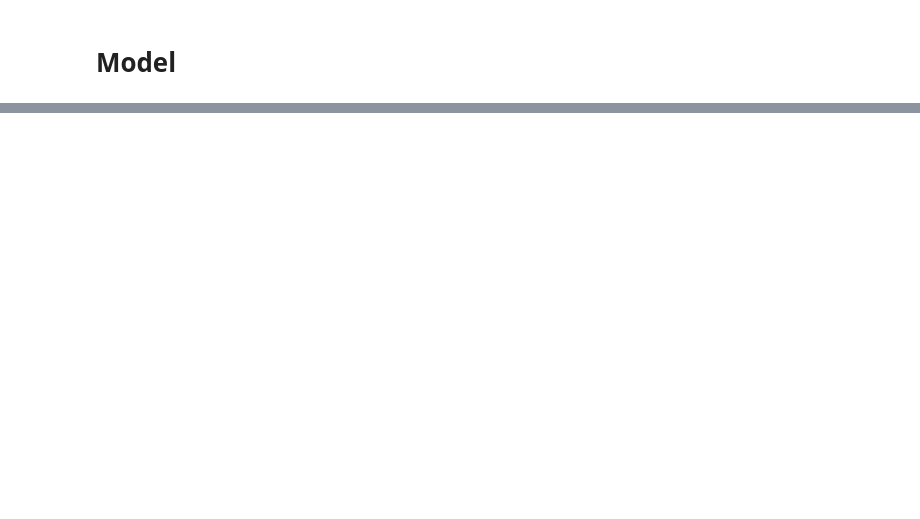
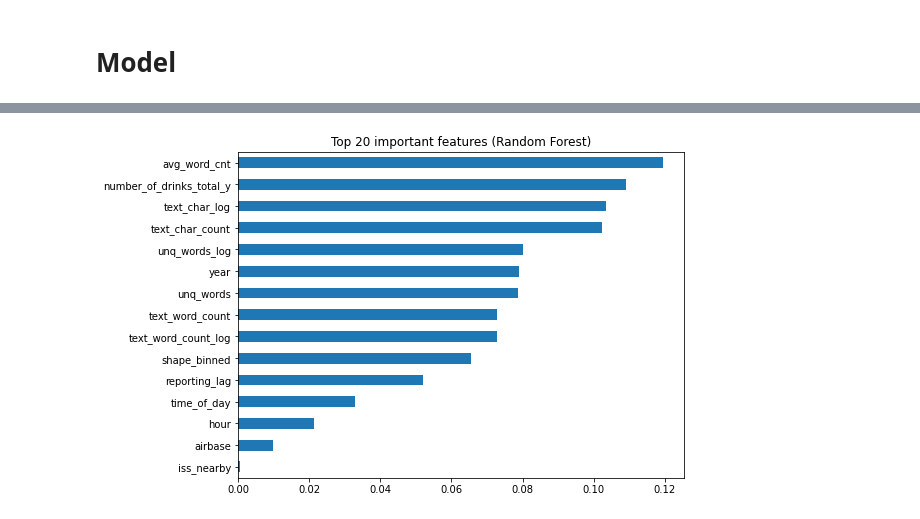
Before and after one commit to anajbile/feature-engineering, a Jupyter notebook: Feature_Engineering_Project.ipynb, the cells around one changed output, grey strips where cells are left out. Cells and saved outputs as stored; diff of their text form; code cells hidden in the pictures; blank space fills up the shorter version.

Commit message:
finished the modeling

```diff
--- a/Feature_Engineering_Project.ipynb
+++ b/Feature_Engineering_Project.ipynb
@@ -2184,0 +2373,2 @@ df_new = pd.merge(df_new,us_states[['state','usa_state']],on='state',how='left')
+# %%
+categorical_predictors = ['time_of_day','reporting_lag','shape_binned']
@@ -2184,0 +2382,15 @@ df_new = pd.merge(df_new,us_states[['state','usa_state']],on='state',how='left')
+# %%
+categorical_transformer = Pipeline(steps=[
+('imput', OrdinalEncoder())
+])
+preprocessor = ColumnTransformer(
+transformers=[
+('cat', categorical_transformer, categorical_predictors)
+],  remainder ='passthrough')
+# %%
+rnd_clf = RandomForestClassifier(max_depth=200,n_estimators=10000,random_state=0,n_jobs=-1)
+# %%
+my_pipeline = Pipeline(steps=[('preprocessor', preprocessor),
+('model', rnd_clf)
+])
+my_pipeline.fit(X_train,y_train)
@@ -2184,0 +2454,10 @@ df_new = pd.merge(df_new,us_states[['state','usa_state']],on='state',how='left')
+# %%
+feat_importances = pd.Series(rnd_clf.feature_importances_, index=X_train.columns)
+
+plt.figure(figsize=(8,6))
+feat_importances.nlargest(20).plot(kind='barh')
+plt.gca().invert_yaxis()
+plt.title("Top 20 important features (Random Forest)")
+plt.show()
+# %% [output]
+[figure, added]
```
Also changed, not shown: parts of 37 cells of this notebook, 2 other files.
